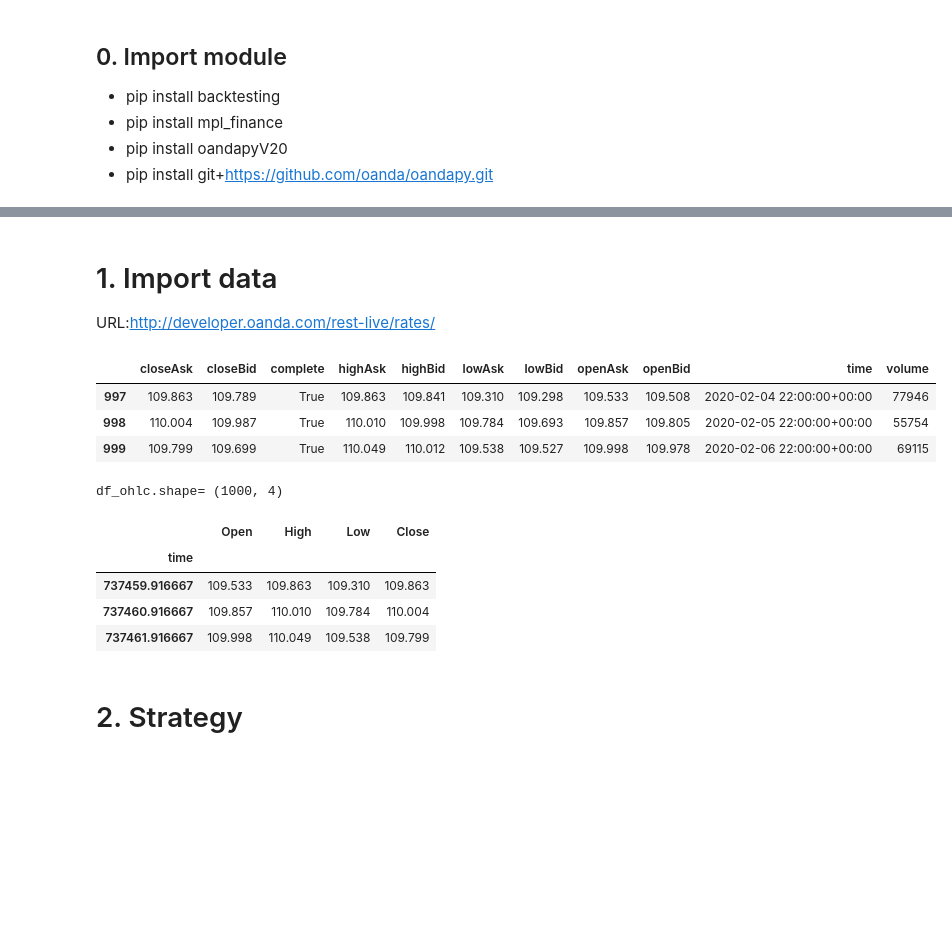
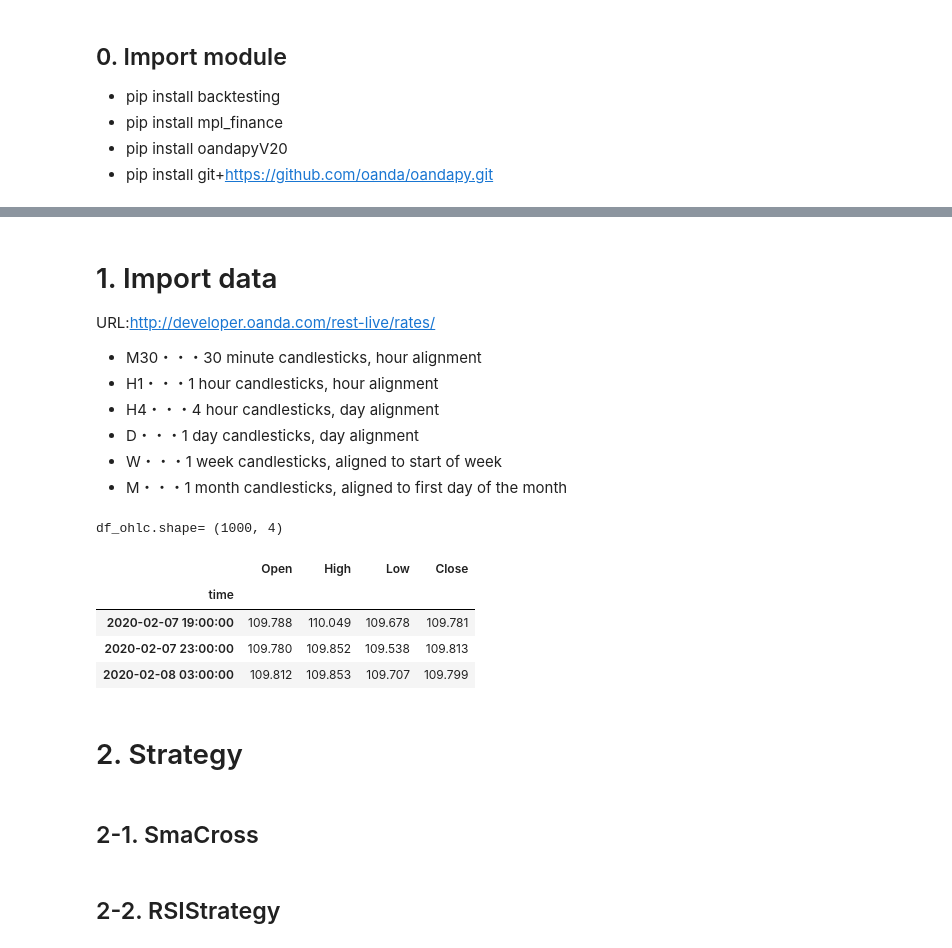
Before and after one commit to arsma12/MLDL, a Jupyter notebook: StockPriceForecast/FX_USDJPY_05_Backtest_SMA.ipynb, the cells around one changed output, grey strips where cells are left out. Drawn from its saved outputs; the diff is of its cells as text; code cells hidden in the pictures; blank space fills up the shorter version.

```diff
--- a/StockPriceForecast/FX_USDJPY_05_Backtest_SMA.ipynb
+++ b/StockPriceForecast/FX_USDJPY_05_Backtest_SMA.ipynb
@@ -69,42 +101,42 @@ def RCI(close, period):
 # %% [output]
 Loading BokehJS ...
 [interactive output not drawn]
-# %% [markdown]
-# 1. Import data<a id='Import_data'></a>
-
-URL:http://developer.oanda.com/rest-live/rates/
+# %% [markdown]
+# 1. Import data<a id='Import_data'></a>
+
+URL:http://developer.oanda.com/rest-live/rates/
+
+- M30・・・30 minute candlesticks, hour alignment
+- H1・・・1 hour candlesticks, hour alignment
+- H4・・・4 hour candlesticks, day alignment
+- D・・・1 day candlesticks, day alignment
+- W・・・1 week candlesticks, aligned to start of week
+- M・・・1 month candlesticks, aligned to first day of the month
 # %%
 oa = oandapy.API(environment="live", access_token=api_key)
-data = oa.get_history(instrument="USD_JPY", granularity="D", count=1000)
+data = oa.get_history(instrument="USD_JPY", granularity='H4', count=1000)
 
-# 取得したデータをpandasのDataFrameに変換
 df = pd.DataFrame(data["candles"])
-df["time"] = pd.to_datetime(df["time"])
 
-display(df.tail(3))
+df['time'] = df['time'].apply(lambda x: iso_to_jp(x))   # 日本時間に変換
+df['time'] = df['time'].apply(lambda x: date_to_str(x)) # 形式変換（文字列型）
+df["time"] = pd.to_datetime(df["time"])                  # 型変換
+#df["time"] = df["time"].apply(mdates.date2num)          # 数値変換
 
-df["time"] = df["time"].apply(mdates.date2num)
-
-# backtesting.pyに必要なデータだけ取り出す
 df_ohlc = df[["time","openAsk","highAsk","lowAsk","closeAsk"]].copy()
-# backtesting.pyのデータに合わせてcolumns名を変更
 df_ohlc = df_ohlc.rename(columns={"openAsk":"Open","highAsk":"High","lowAsk":"Low","closeAsk":"Close"})
-
-# インデックスを変更する
 df_ohlc = df_ohlc.set_index("time")
 
 print('df_ohlc.shape=',df_ohlc.shape)
 display(df_ohlc.tail(3))
 # %% [output]
+df_ohlc.shape= (1000, 4)
-|  | closeAsk | closeBid | complete | highAsk | highBid | lowAsk | lowBid | openAsk | openBid | time | volume |
-| 997 | 109.863 | 109.789 | True | 109.863 | 109.841 | 109.310 | 109.298 | 109.533 | 109.508 | 2020-02-04 22:00:00+00:00 | 77946 |
-| 998 | 110.004 | 109.987 | True | 110.010 | 109.998 | 109.784 | 109.693 | 109.857 | 109.805 | 2020-02-05 22:00:00+00:00 | 55754 |
-| 999 | 109.799 | 109.699 | True | 110.049 | 110.012 | 109.538 | 109.527 | 109.998 | 109.978 | 2020-02-06 22:00:00+00:00 | 69115 |
+|  | Open | High | Low | Close |
+| time |  |  |  |  |
+| 2020-02-07 19:00:00 | 109.788 | 110.049 | 109.678 | 109.781 |
+| 2020-02-07 23:00:00 | 109.780 | 109.852 | 109.538 | 109.813 |
+| 2020-02-08 03:00:00 | 109.812 | 109.853 | 109.707 | 109.799 |
-df_ohlc.shape= (1000, 4)
-|  | Open | High | Low | Close |
-| time |  |  |  |  |
-| 737459.916667 | 109.533 | 109.863 | 109.310 | 109.863 |
-| 737460.916667 | 109.857 | 110.010 | 109.784 | 110.004 |
-| 737461.916667 | 109.998 | 110.049 | 109.538 | 109.799 |
 # %% [markdown]
 # 2. Strategy<a id='Strategy'></a>
+# %% [markdown]
+## 2-1. SmaCross
@@ -110,0 +157,2 @@ df_ohlc.shape= (1000, 4)
+# %% [markdown]
+## 2-2. RSIStrategy
```
Also changed, not shown: parts of 9 cells of this notebook.
